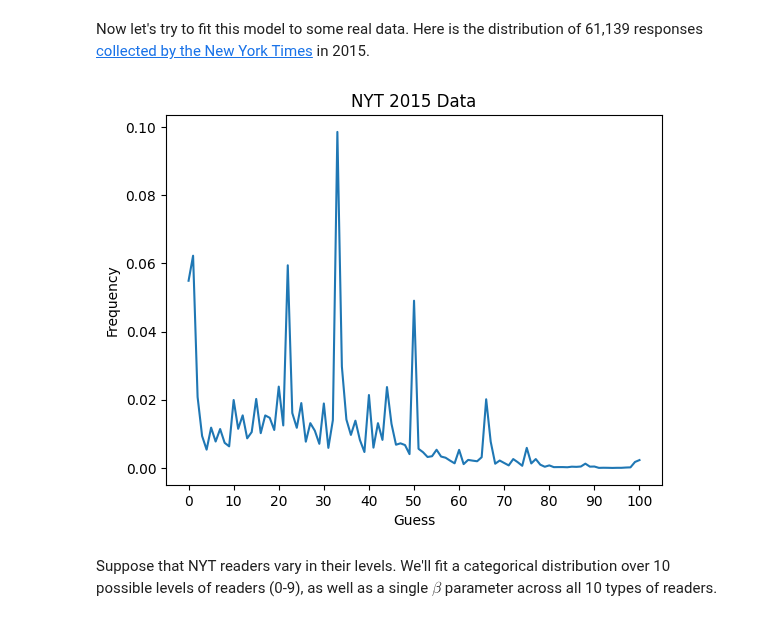
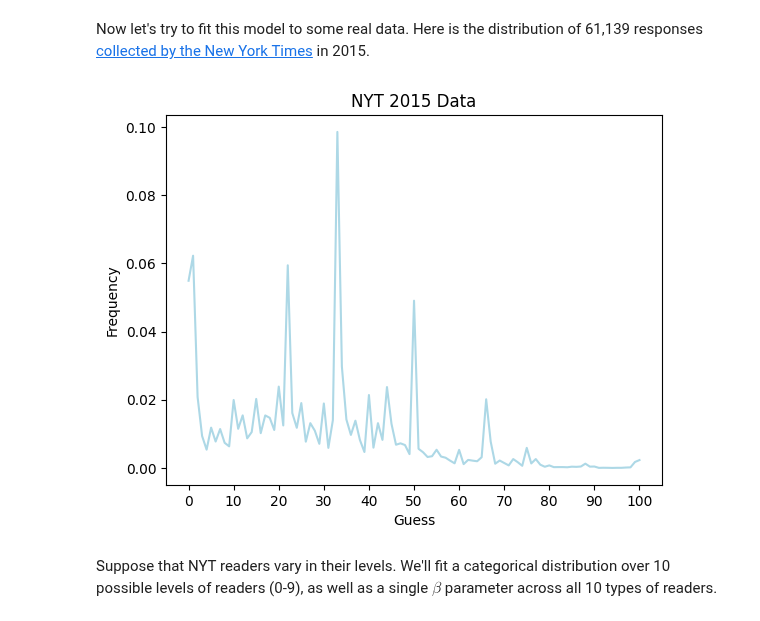
Before and after one commit to kach/memo, a Jupyter notebook: demo/demo-23.ipynb, the cells around one changed output. Drawn from its saved outputs; the diff is of its cells as text; code cells hidden in the pictures.

```diff
--- a/demo/demo-23.ipynb
+++ b/demo/demo-23.ipynb
@@ -49,13 +49,13 @@ nyt = np.array([198.2332000732422,164.70262145996094,353.80914306640625,406.0178
 nyt = nyt.max() - nyt
 nyt = nyt / np.sum(nyt)
-plt.plot(nyt)
+plt.plot(nyt, color='lightblue')
 plt.xticks(N[::10])
 plt.xlabel('Guess')
 plt.ylabel('Frequency')
 plt.title('NYT 2015 Data')
 None
 # %% [output]
-[figure, old version]
+[figure, new version]
 # %% [markdown]
 Suppose that NYT readers vary in their levels. We'll fit a categorical distribution over 10 possible levels of readers (0-9), as well as a single $\beta$ parameter across all 10 types of readers.
 # %%
```
Also changed, not shown: parts of 2 cells of this notebook.
